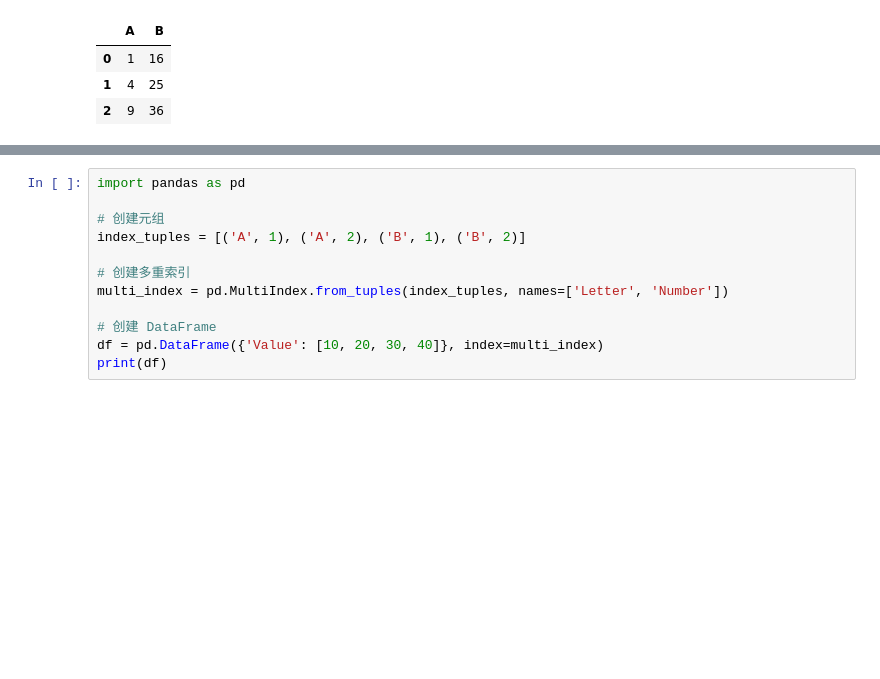
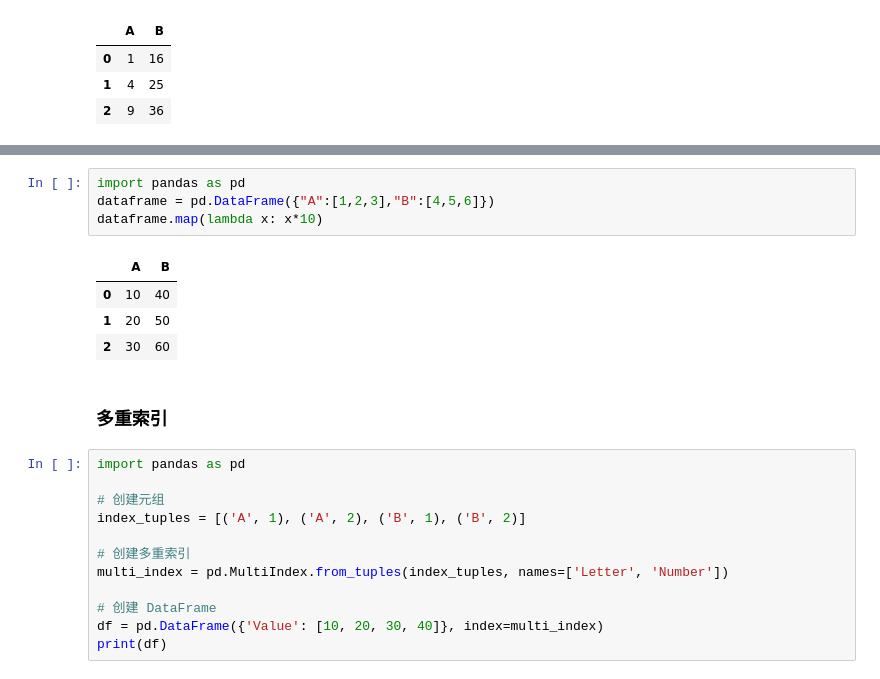
Before and after one commit to lizhi996j/note, a Jupyter notebook: pandas笔记.ipynb, the cells around one changed output, grey strips where cells are left out. Drawn from its saved outputs; the diff is of its cells as text; blank space fills up the shorter version.

```diff
--- a/pandas笔记.ipynb
+++ b/pandas笔记.ipynb
@@ -222,3 +602,14 @@ df.applymap(custom_function)
+# %%
+import pandas as pd
+dataframe = pd.DataFrame({"A":[1,2,3],"B":[4,5,6]})
+dataframe.map(lambda x: x*10)
+# %% [output]
+|  | A | B |
+| 0 | 10 | 40 |
+| 1 | 20 | 50 |
+| 2 | 30 | 60 |
+# %% [markdown]
+### 多重索引
 # %%
 import pandas as pd
 
```
Also changed, not shown: parts of 89 cells of this notebook, 37 other files.
